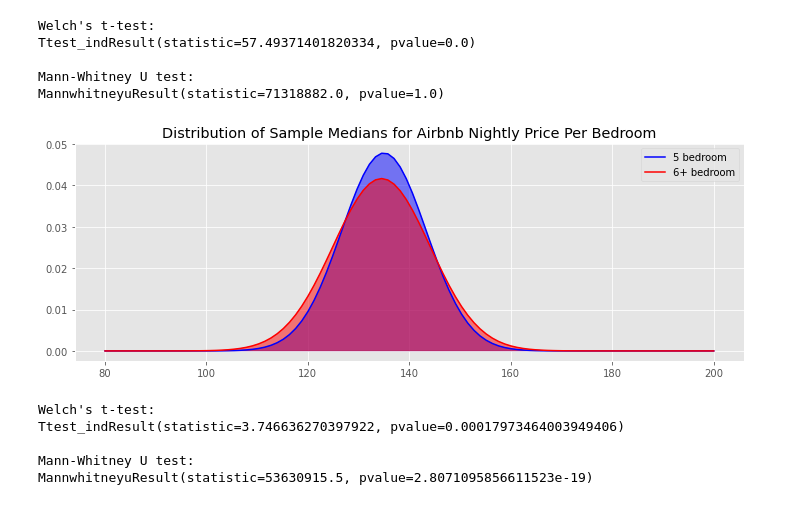
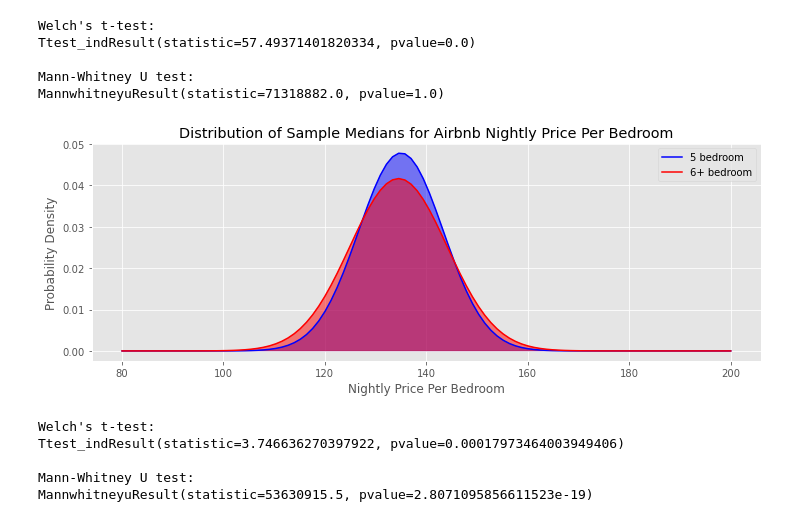
Before and after one commit to randallb15/Real-Estate-Analysis, a Jupyter notebook: StatisticalAnalysis.ipynb, the cells around one changed output. Drawn from its saved outputs; the diff is of its cells as text; code cells hidden in the pictures.

```diff
--- a/StatisticalAnalysis.ipynb
+++ b/StatisticalAnalysis.ipynb
@@ -326,33 +331,36 @@ MannwhitneyuResult(statistic=71318882.0, pvalue=1.0)
 # %%
 # Creating a plot
 fig,ax = plt.subplots(figsize=(12,4))
 
 # Creating normal distributions for sample means and sample mean standard deviations.
 # So these are the sampling distributions for the sample mean.
 fivebed = stats.norm(Austin5dfmedians.mean(), Austin5dfmedians.std())
 bigbed = stats.norm(Austinbigdfmedians.mean(), Austinbigdfmedians.std())
 
 # Creating a new array to use for x-axis.
 support = np.linspace(80, 200, 100)
 
 # call the probability density functions for each of the points on the x axis.
 fivebed_pdf = fivebed.pdf(support)
 bigbed_pdf = bigbed.pdf(support)
 
 # Plot the density functions we just created and filling with color to show overlap.
 # alpha here is transparency.
 ax.plot(support, fivebed_pdf, color='blue', label='5 bedroom')
 ax.fill(support, fivebed_pdf, color='blue', alpha=0.5)
 ax.plot(support, bigbed_pdf, color='red', label='6+ bedroom')
 ax.fill(support, bigbed_pdf, color='red', alpha=0.5)
 
 # Legend - shows comparison between 1 bedroom and 3 bedroom.
 # It draws from the 'label' argument in the plotting function.
 # Also add a plot title.
 ax.legend()
+ax.set_xlabel('Nightly Price Per Bedroom')
+ax.set_ylabel('Probability Density')
 ax.set_title("Distribution of Sample Medians for Airbnb Nightly Price Per Bedroom");
+plt.savefig('img/5vs6plusbedroom.png')
 # %% [output]
-[figure, old version]
+[figure, new version]
 # %%
 # ttest in scipy is two sided.
 print("Welch's t-test:")
```
Also changed, not shown: parts of 2 cells of this notebook, 4 other files.
